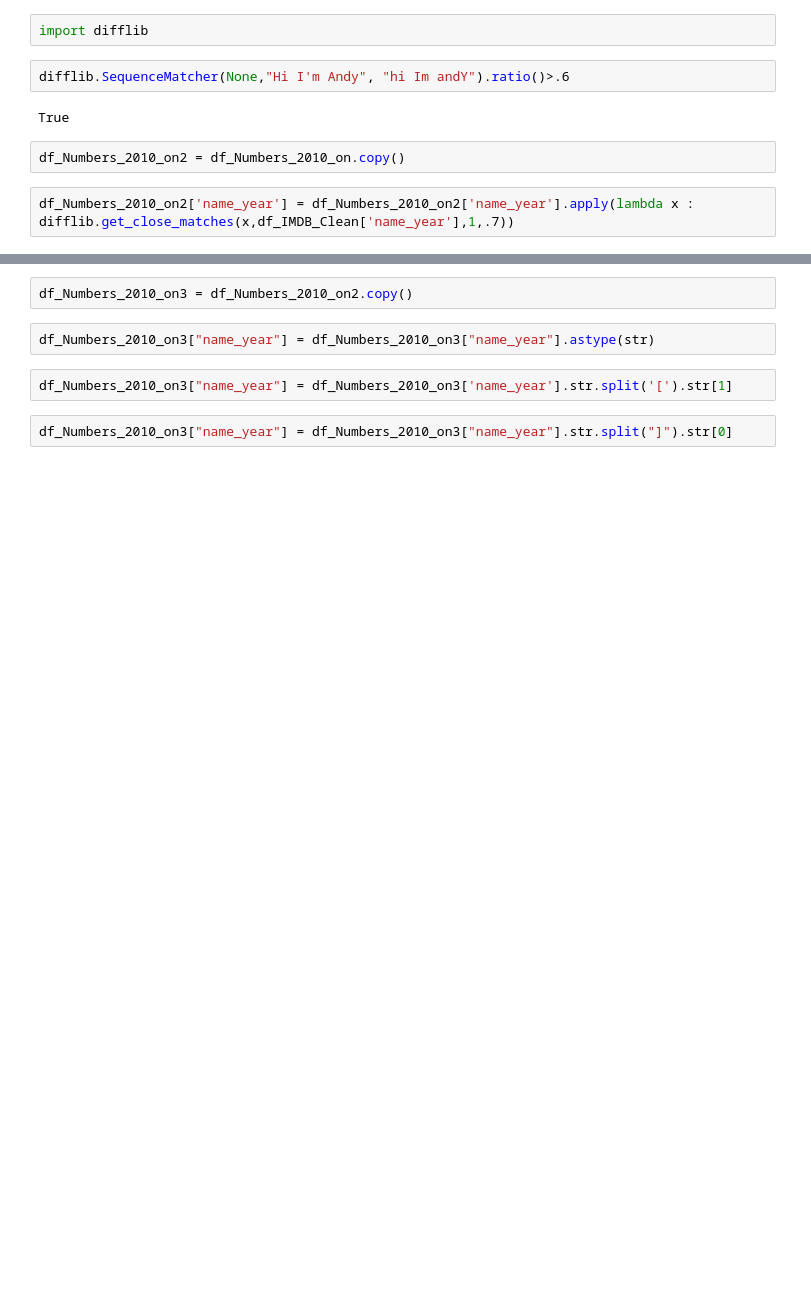
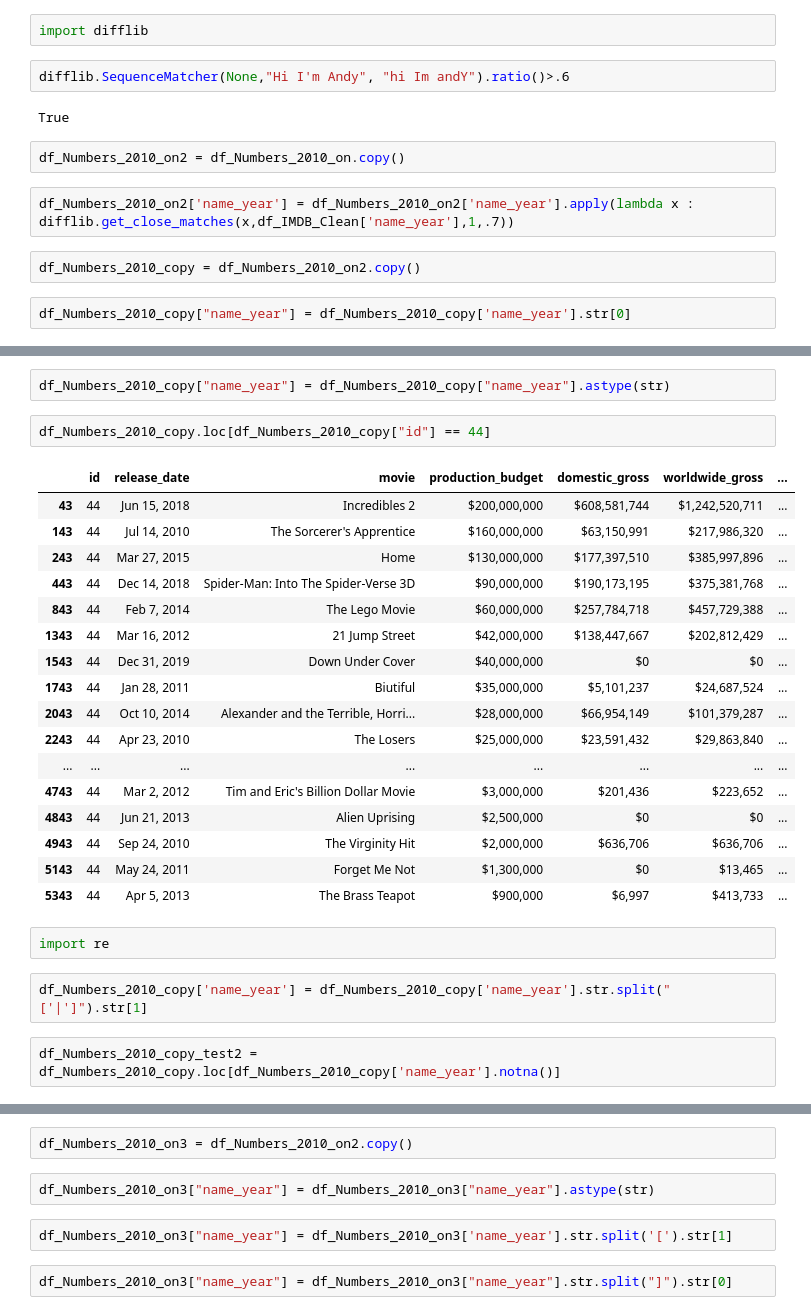
Before and after one commit to anguyen61191/MovieDataProject, a Jupyter notebook: RoughDraftProject1.ipynb, the cells around one changed output, grey strips where cells are left out. Drawn from its saved outputs; the diff is of its cells as text; blank space fills up the shorter version.

```diff
--- a/RoughDraftProject1.ipynb
+++ b/RoughDraftProject1.ipynb
@@ -861,3 +861,7 @@ True
 df_Numbers_2010_on2 = df_Numbers_2010_on.copy()
 # %%
 df_Numbers_2010_on2['name_year'] = df_Numbers_2010_on2['name_year'].apply(lambda x : difflib.get_close_matches(x,df_IMDB_Clean['name_year'],1,.7))
+# %%
+df_Numbers_2010_copy = df_Numbers_2010_on2.copy()
+# %%
+df_Numbers_2010_copy["name_year"] = df_Numbers_2010_copy['name_year'].str[0]
@@ -863,0 +904,28 @@ df_Numbers_2010_on2['name_year'] = df_Numbers_2010_on2['name_year'].apply(lambda
+# %%
+df_Numbers_2010_copy["name_year"] = df_Numbers_2010_copy["name_year"].astype(str)
+# %%
+df_Numbers_2010_copy.loc[df_Numbers_2010_copy["id"] == 44]
+# %% [output]
+|  | id | release_date | movie | production_budget | domestic_gross | worldwide_gross | ... |
+| 43 | 44 | Jun 15, 2018 | Incredibles 2 | $200,000,000 | $608,581,744 | $1,242,520,711 | ... |
+| 143 | 44 | Jul 14, 2010 | The Sorcerer's Apprentice | $160,000,000 | $63,150,991 | $217,986,320 | ... |
+| 243 | 44 | Mar 27, 2015 | Home | $130,000,000 | $177,397,510 | $385,997,896 | ... |
+| 443 | 44 | Dec 14, 2018 | Spider-Man: Into The Spider-Verse 3D | $90,000,000 | $190,173,195 | $375,381,768 | ... |
+| 843 | 44 | Feb 7, 2014 | The Lego Movie | $60,000,000 | $257,784,718 | $457,729,388 | ... |
+| 1343 | 44 | Mar 16, 2012 | 21 Jump Street | $42,000,000 | $138,447,667 | $202,812,429 | ... |
+| 1543 | 44 | Dec 31, 2019 | Down Under Cover | $40,000,000 | $0 | $0 | ... |
+| 1743 | 44 | Jan 28, 2011 | Biutiful | $35,000,000 | $5,101,237 | $24,687,524 | ... |
+| 2043 | 44 | Oct 10, 2014 | Alexander and the Terrible, Horri... | $28,000,000 | $66,954,149 | $101,379,287 | ... |
+| 2243 | 44 | Apr 23, 2010 | The Losers | $25,000,000 | $23,591,432 | $29,863,840 | ... |
+| ... | ... | ... | ... | ... | ... | ... | ... |
+| 4743 | 44 | Mar 2, 2012 | Tim and Eric's Billion Dollar Movie | $3,000,000 | $201,436 | $223,652 | ... |
+| 4843 | 44 | Jun 21, 2013 | Alien Uprising | $2,500,000 | $0 | $0 | ... |
+| 4943 | 44 | Sep 24, 2010 | The Virginity Hit | $2,000,000 | $636,706 | $636,706 | ... |
+| 5143 | 44 | May 24, 2011 | Forget Me Not | $1,300,000 | $0 | $13,465 | ... |
+| 5343 | 44 | Apr 5, 2013 | The Brass Teapot | $900,000 | $6,997 | $413,733 | ... |
+# %%
+import re
+# %%
+df_Numbers_2010_copy['name_year'] = df_Numbers_2010_copy['name_year'].str.split("['|']").str[1]
+# %%
+df_Numbers_2010_copy_test2 = df_Numbers_2010_copy.loc[df_Numbers_2010_copy['name_year'].notna()]
```
Also changed, not shown: parts of 36 cells of this notebook.
